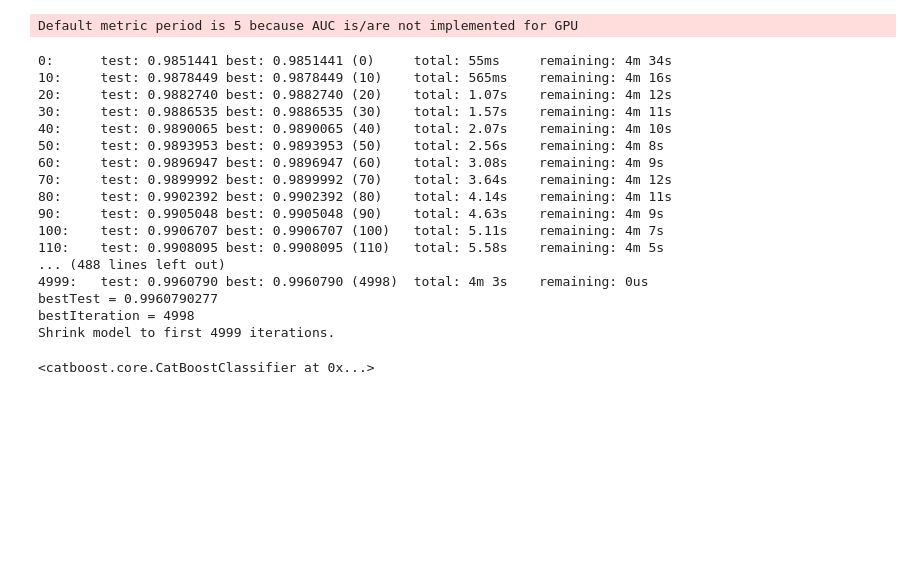
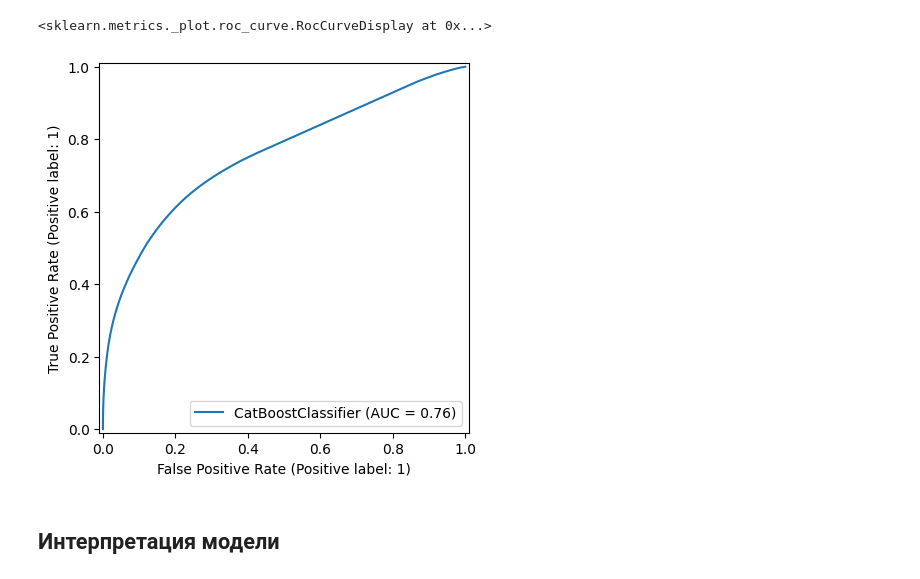
Before and after one commit to LumbaBalumba/aim_ml, a Jupyter notebook: 10/test.ipynb, the cells around one changed output. Cells and saved outputs as stored; diff of their text form; code cells hidden in the pictures; blank space fills up the shorter version.

```diff
--- a/10/test.ipynb
+++ b/10/test.ipynb
@@ -17,0 +32,2 @@ y_val = y.loc[~mask]
+# %%
+cat_features = list(X_train.select_dtypes('category').columns) + list(X_train.select_dtypes('object').columns)
@@ -21,53 +82,19 @@ from catboost.utils import get_gpu_device_count
-# %%
-cat_features = list(X.select_dtypes('category').columns) + list(X.select_dtypes('object').columns)
 # %%
 train_pool = Pool(X_train, label=y_train, cat_features=cat_features)
 
 val_pool = Pool(X_val, label=y_val, cat_features=cat_features)
 # %%
-if get_gpu_device_count() > 0:
-    task_type = 'GPU'
-else:
-    task_type = 'CPU'
-
-params = {
-    'iterations': 5000,
-    'depth': 7,
-    'learning_rate': 0.05,
-    'random_state': 1,
-    'eval_metric': 'AUC',
-    'loss_function': 'Logloss',
-    'auto_class_weights': 'Balanced',
-    'task_type': task_type,
-    'cat_features': cat_features
-}
+params['iterations'] = 5000
 
 model = CatBoostClassifier(**params)
 # %%
-model.fit(
-    train_pool,
-    eval_set=val_pool,
-    use_best_model=True,
-    verbose=10,
-    early_stopping_rounds=50,
-)
+try:
+    model.load_model('./weird_shiet.bin')
+except Exception:
+    model.fit(
+        train_pool,
+        eval_set=val_pool,
+        use_best_model=True,
+        verbose=10,
+        early_stopping_rounds=50,
+    )
-# %% [output]
-Default metric period is 5 because AUC is/are not implemented for GPU
-0:      test: 0.9851441 best: 0.9851441 (0)     total: 55ms     remaining: 4m 34s
-10:     test: 0.9878449 best: 0.9878449 (10)    total: 565ms    remaining: 4m 16s
-20:     test: 0.9882740 best: 0.9882740 (20)    total: 1.07s    remaining: 4m 12s
-30:     test: 0.9886535 best: 0.9886535 (30)    total: 1.57s    remaining: 4m 11s
-40:     test: 0.9890065 best: 0.9890065 (40)    total: 2.07s    remaining: 4m 10s
-50:     test: 0.9893953 best: 0.9893953 (50)    total: 2.56s    remaining: 4m 8s
-60:     test: 0.9896947 best: 0.9896947 (60)    total: 3.08s    remaining: 4m 9s
-70:     test: 0.9899992 best: 0.9899992 (70)    total: 3.64s    remaining: 4m 12s
-80:     test: 0.9902392 best: 0.9902392 (80)    total: 4.14s    remaining: 4m 11s
-90:     test: 0.9905048 best: 0.9905048 (90)    total: 4.63s    remaining: 4m 9s
-100:    test: 0.9906707 best: 0.9906707 (100)   total: 5.11s    remaining: 4m 7s
-110:    test: 0.9908095 best: 0.9908095 (110)   total: 5.58s    remaining: 4m 5s
-... (488 lines left out)
-4999:   test: 0.9960790 best: 0.9960790 (4998)  total: 4m 3s    remaining: 0us
-bestTest = 0.9960790277
-bestIteration = 4998
-Shrink model to first 4999 iterations.
-<catboost.core.CatBoostClassifier at 0x...>
@@ -75,0 +106,7 @@ test_data = dataformer.construct_dataset(DatasetType.TEST)
+# %%
+RocCurveDisplay.from_estimator(model, X_val, y_val)
+# %% [output]
+<sklearn.metrics._plot.roc_curve.RocCurveDisplay at 0x...>
+[figure, added]
+# %% [markdown]
+## Интерпретация модели
```
Also changed, not shown: parts of 33 cells of this notebook, 8 other files.
